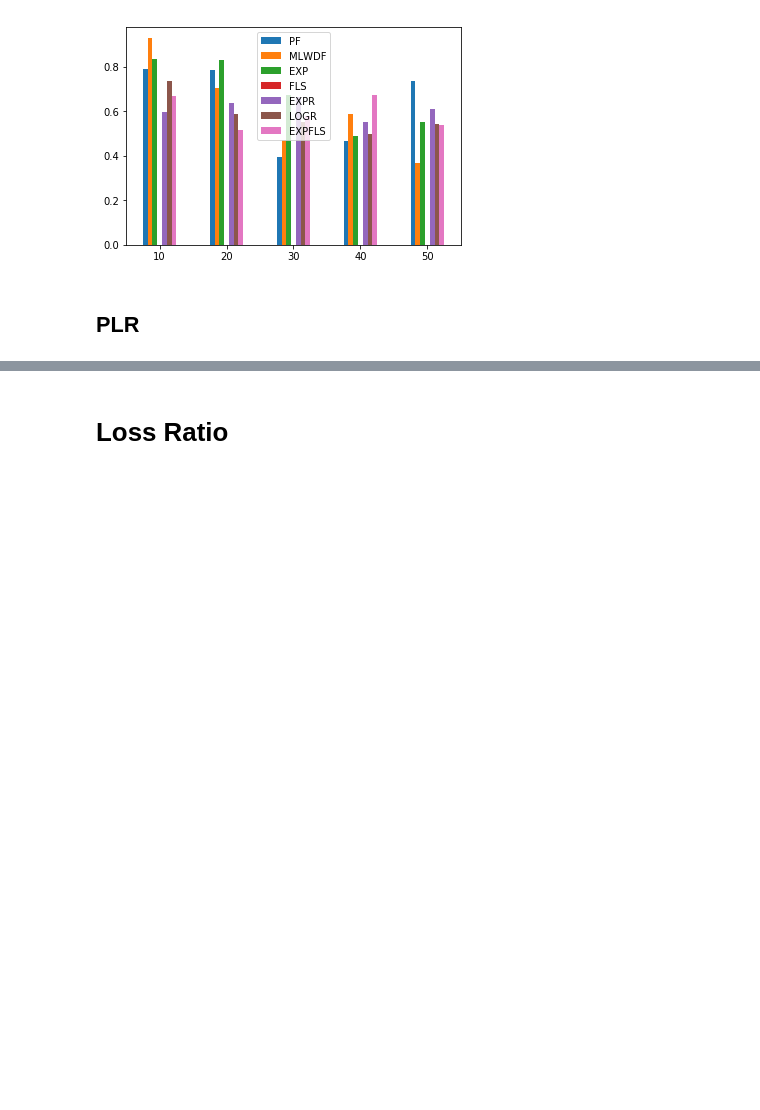
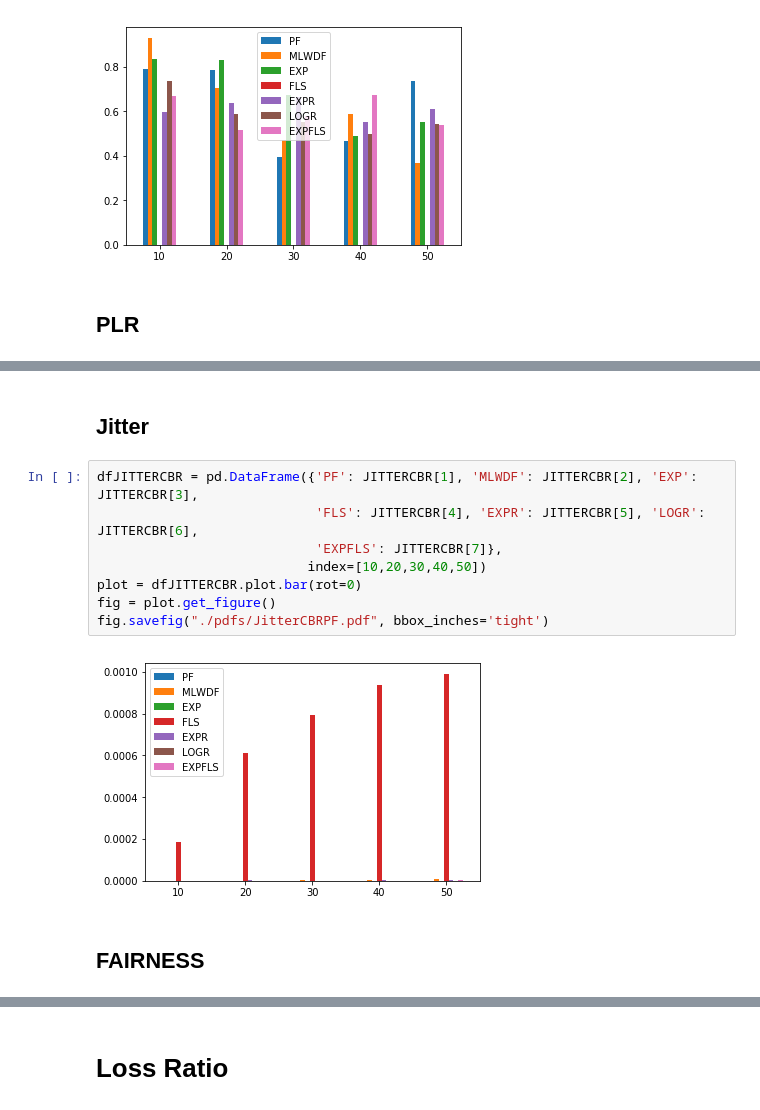
Before and after one commit to gdbranco/lte-sim-dev-new, a Jupyter notebook: myStuff/scripts/Statistics.ipynb, the cells around one changed output, grey strips where cells are left out. Cells and saved outputs as stored; diff of their text form; blank space fills up the shorter version.

```diff
--- a/myStuff/scripts/Statistics.ipynb
+++ b/myStuff/scripts/Statistics.ipynb
@@ -568,0 +614,14 @@ fig.savefig("./pdfs/PacketLossWeb.pdf", bbox_inches='tight')
+# %% [markdown]
+## Jitter
+# %%
+dfJITTERCBR = pd.DataFrame({'PF': JITTERCBR[1], 'MLWDF': JITTERCBR[2], 'EXP': JITTERCBR[3],
+                            'FLS': JITTERCBR[4], 'EXPR': JITTERCBR[5], 'LOGR': JITTERCBR[6],
+                            'EXPFLS': JITTERCBR[7]},
+                           index=[10,20,30,40,50])
+plot = dfJITTERCBR.plot.bar(rot=0)
+fig = plot.get_figure()
+fig.savefig("./pdfs/JitterCBRPF.pdf", bbox_inches='tight')
+# %% [output]
+[figure, added]
+# %% [markdown]
+## FAIRNESS
```
Also changed, not shown: parts of 19 cells of this notebook, 23 other files.
